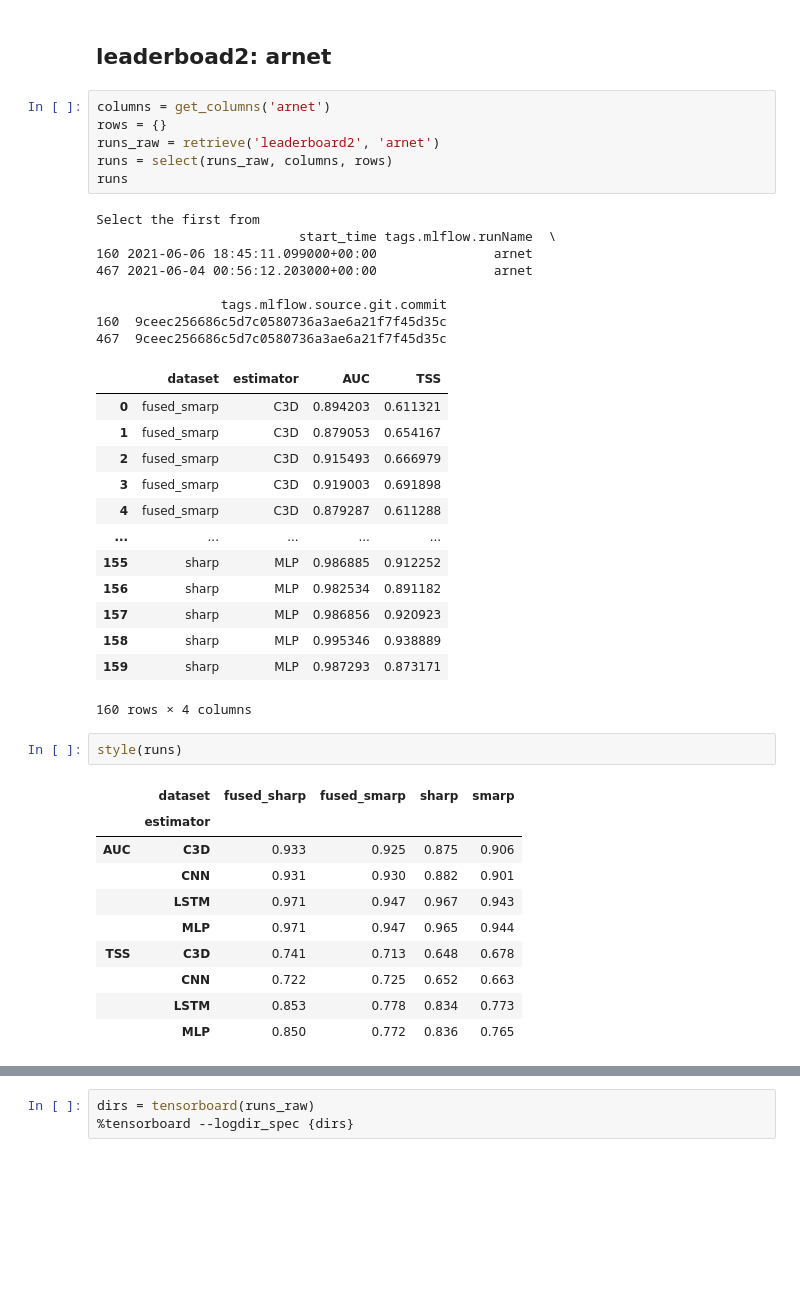
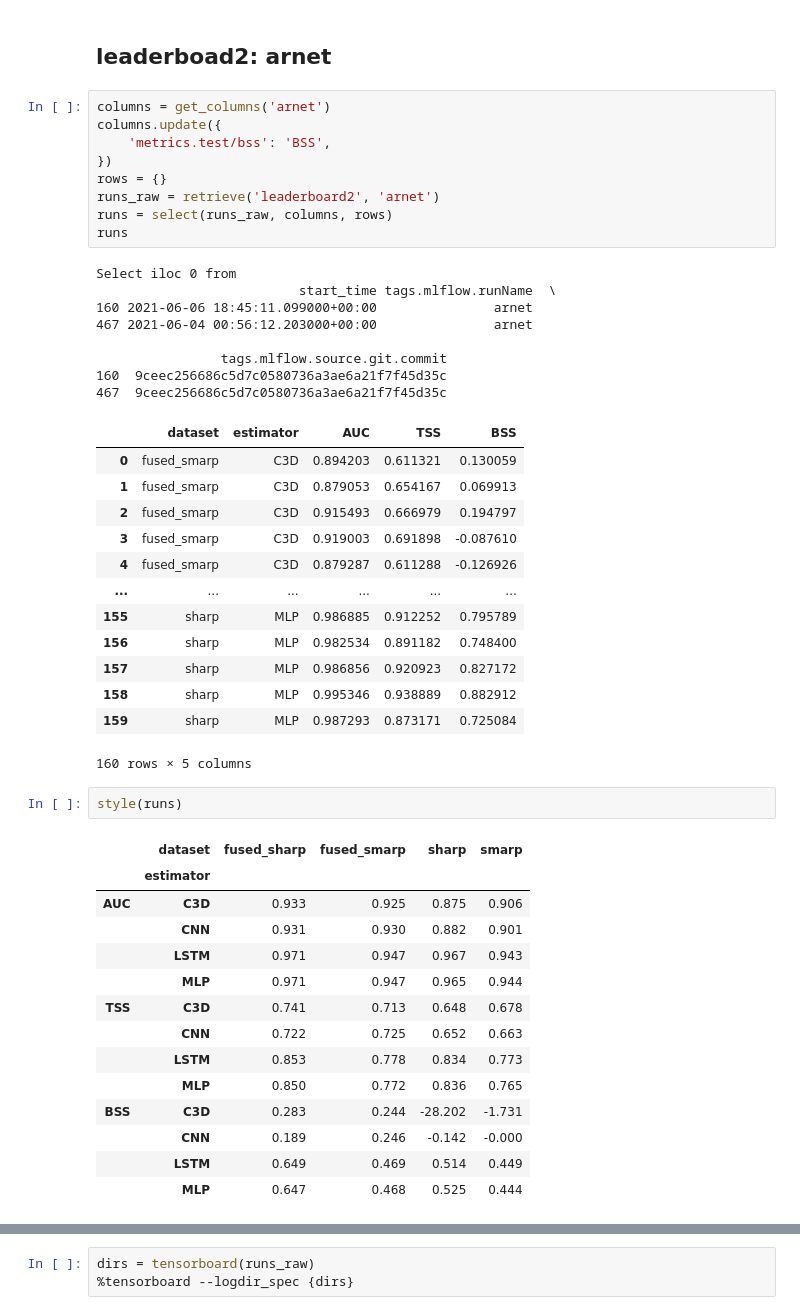
Before and after one commit to ZeyuSun/flare-prediction-smarp, a Jupyter notebook: notebooks/mlflow_results.ipynb, the cells around one changed output, grey strips where cells are left out. Saved outputs shown, nothing was run; the diff lists cells and outputs as text; blank space fills up the shorter version.

```diff
--- a/notebooks/mlflow_results.ipynb
+++ b/notebooks/mlflow_results.ipynb
@@ -484,32 +484,35 @@ style(runs)
 ## leaderboad2: arnet
 # %%
 columns = get_columns('arnet')
+columns.update({
+    'metrics.test/bss': 'BSS',
+})
 rows = {}
 runs_raw = retrieve('leaderboard2', 'arnet')
 runs = select(runs_raw, columns, rows)
 runs
 # %% [output]
-Select the first from
+Select iloc 0 from
                           start_time tags.mlflow.runName  \
 160 2021-06-06 18:45:11.099000+00:00               arnet
 467 2021-06-04 00:56:12.203000+00:00               arnet
 
                 tags.mlflow.source.git.commit
 160  9ceec256686c5d7c0580736a3ae6a21f7f45d35c
 467  9ceec256686c5d7c0580736a3ae6a21f7f45d35c
-|  | dataset | estimator | AUC | TSS |
-| 0 | fused_smarp | C3D | 0.894203 | 0.611321 |
-| 1 | fused_smarp | C3D | 0.879053 | 0.654167 |
-| 2 | fused_smarp | C3D | 0.915493 | 0.666979 |
-| 3 | fused_smarp | C3D | 0.919003 | 0.691898 |
-| 4 | fused_smarp | C3D | 0.879287 | 0.611288 |
-| ... | ... | ... | ... | ... |
-| 155 | sharp | MLP | 0.986885 | 0.912252 |
-| 156 | sharp | MLP | 0.982534 | 0.891182 |
-| 157 | sharp | MLP | 0.986856 | 0.920923 |
-| 158 | sharp | MLP | 0.995346 | 0.938889 |
-| 159 | sharp | MLP | 0.987293 | 0.873171 |
+|  | dataset | estimator | AUC | TSS | BSS |
+| 0 | fused_smarp | C3D | 0.894203 | 0.611321 | 0.130059 |
+| 1 | fused_smarp | C3D | 0.879053 | 0.654167 | 0.069913 |
+| 2 | fused_smarp | C3D | 0.915493 | 0.666979 | 0.194797 |
+| 3 | fused_smarp | C3D | 0.919003 | 0.691898 | -0.087610 |
+| 4 | fused_smarp | C3D | 0.879287 | 0.611288 | -0.126926 |
+| ... | ... | ... | ... | ... | ... |
+| 155 | sharp | MLP | 0.986885 | 0.912252 | 0.795789 |
+| 156 | sharp | MLP | 0.982534 | 0.891182 | 0.748400 |
+| 157 | sharp | MLP | 0.986856 | 0.920923 | 0.827172 |
+| 158 | sharp | MLP | 0.995346 | 0.938889 | 0.882912 |
+| 159 | sharp | MLP | 0.987293 | 0.873171 | 0.725084 |
-160 rows × 4 columns
+160 rows × 5 columns
 # %%
 style(runs)
 # %% [output]
@@ -523,6 +526,10 @@ style(runs)
 |  | CNN | 0.722 | 0.725 | 0.652 | 0.663 |
 |  | LSTM | 0.853 | 0.778 | 0.834 | 0.773 |
 |  | MLP | 0.850 | 0.772 | 0.836 | 0.765 |
+| BSS | C3D | 0.283 | 0.244 | -28.202 | -1.731 |
+|  | CNN | 0.189 | 0.246 | -0.142 | -0.000 |
+|  | LSTM | 0.649 | 0.469 | 0.514 | 0.449 |
+|  | MLP | 0.647 | 0.468 | 0.525 | 0.444 |
 # %%
 df = organize(runs, std=True)
 print(df.to_latex(multicolumn_format='c'))
```
Also changed, not shown: parts of 4 cells of this notebook.
